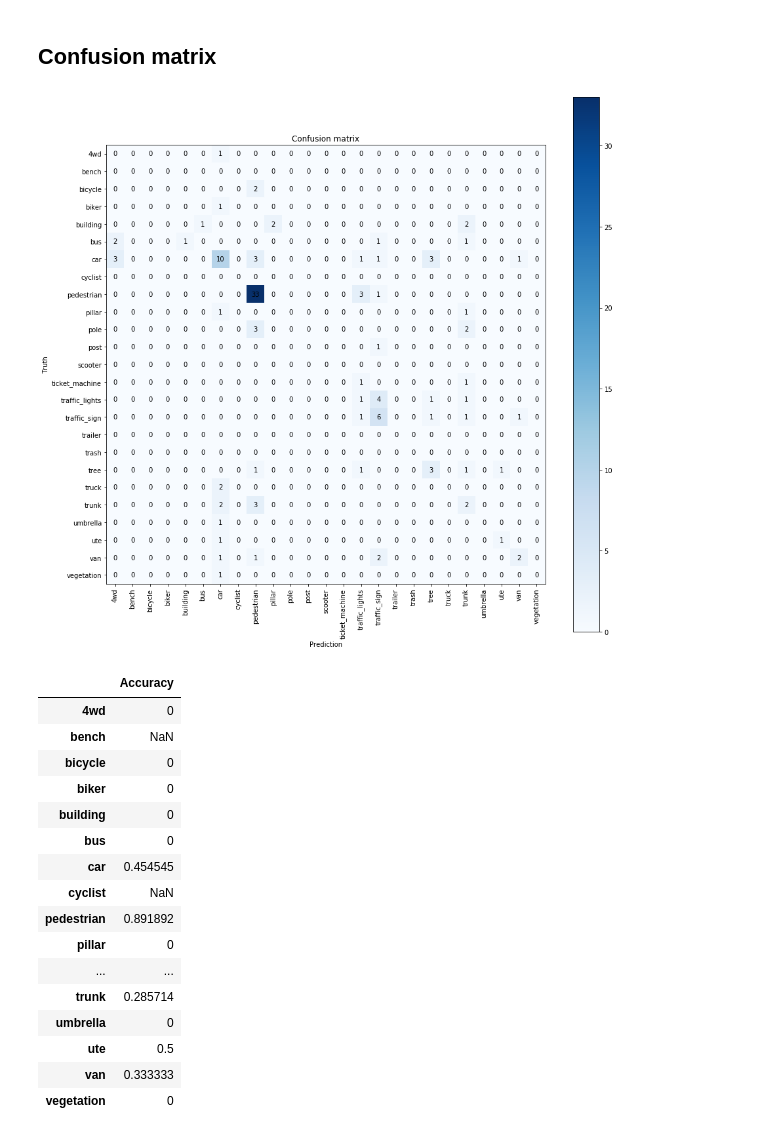
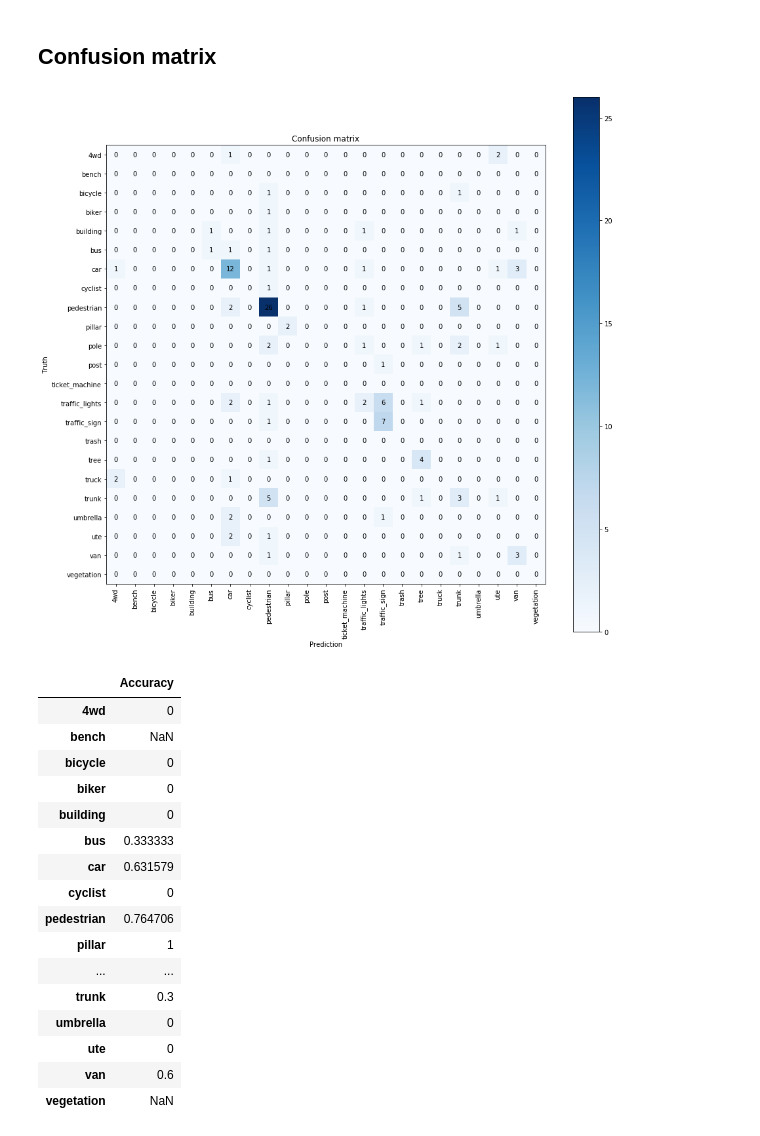
Before and after one commit to rexfwang/voxNet, a Jupyter notebook: VoxNet_notebook.ipynb, the cells around one changed output. Drawn from its saved outputs; the diff is of its cells as text; code cells hidden in the pictures.

```diff
--- a/VoxNet_notebook.ipynb
+++ b/VoxNet_notebook.ipynb
@@ -49,6 +51,7 @@ classes = ['4wd',
     'bus',
     'car',
     'cyclist',
+    'excavator',
     'pedestrian',
     'pillar',
     'pole',
@@ -621,7 +663,14 @@ for i in range(nTest):
 x_train = np.expand_dims(voxelSetTrain, axis = 4)
 x_test = np.expand_dims(voxelSetTest, axis = 4)
 
-y_train = keras.utils.to_categorical(labelTrain)
-y_test = keras.utils.to_categorical(labelTest)
+y_train = np.zeros((nTrain,nMultiClass))
+y_test = np.zeros((nTest,nMultiClass))
+
+for i in range(nTrain):
+    l = labelTrain[i]
+    y_train[i,l] = 1
+for i in range(nTest):
+    l = labelTest[i]
+    y_test[i,l] = 1
 # %% [markdown]
 ## CNN model
@@ -653,8 +681,8 @@ cnn_model.add(keras.layers.Conv3D(2, kernel_size=(3,3,3)))
 cnn_model.add(keras.layers.MaxPool3D(pool_size=(2,2,2)))
 cnn_model.add(keras.layers.Flatten())
 cnn_model.add(keras.layers.Dense(units=256,activation='relu'))
-cnn_model.add(keras.layers.Dense(units=nClass,activation='softmax'))
-cnn_model.compile(optimizer = 'adam', loss = 'categorical_crossentropy', metrics = [f1_m])
+cnn_model.add(keras.layers.Dense(units=nMultiClass,activation='softmax'))
+cnn_model.compile(optimizer = 'adam', loss = 'categorical_crossentropy', metrics=['acc'])
 cnn_model.summary()
 # %% [output]
 _________________________________________________________________
@@ -754,34 +781,34 @@ print(pd.DataFrame(history_dict))
 y_predict_prob = cnn_model.predict(x_test)
 y_predict = np.argmax(y_predict_prob,axis=1)
 # %%
-conf_matrix = confusion_matrix(labelTest, y_predict,range(nClass))
+conf_matrix = confusion_matrix(labelTest, y_predict, range(nMultiClass))
 fig, ax = plt.subplots(figsize=(15,15))
 ax.set_title('Confusion matrix')
-ax.set_yticks(range(nClass))
-ax.set_xticks(range(nClass))
+ax.set_yticks(range(nMultiClass))
+ax.set_xticks(range(nMultiClass))
 im = ax.imshow(conf_matrix, cmap=plt.cm.Blues)
 ax.figure.colorbar(im, ax=ax)
-ax.set_xticklabels(classes, rotation='vertical')
-ax.set_yticklabels(classes)
+ax.set_xticklabels(supportedClasses, rotation='vertical')
+ax.set_yticklabels(supportedClasses)
 ax.set_xlabel("Prediction")
 ax.set_ylabel("Truth")
-for i in range(nClass):
-    for j in range(nClass):
+for i in range(nMultiClass):
+    for j in range(nMultiClass):
         ax.text(j, i, conf_matrix[i, j],
                 ha="center", va="center",
                 color="black")
 # %% [output]
-[figure, old version]
+[figure, new version]
 # %%
 acc = []
-for i in range(nClass):
+for i in range(nMultiClass):
     c = conf_matrix[i,i]
     s = np.sum(conf_matrix[i,:])
     if s != 0:
         acc.append(c/s)
     else:
         acc.append('NaN')
-pd.DataFrame(acc, classes, ['Accuracy'])
+pd.DataFrame(acc, supportedClasses, ['Accuracy'])
 # %% [output]
 |  | Accuracy |
 | 4wd | 0 |
@@ -789,14 +816,14 @@ pd.DataFrame(acc, classes, ['Accuracy'])
 | bicycle | 0 |
 | biker | 0 |
 | building | 0 |
-| bus | 0 |
-| car | 0.454545 |
-| cyclist | NaN |
-| pedestrian | 0.891892 |
-| pillar | 0 |
+| bus | 0.333333 |
+| car | 0.631579 |
+| cyclist | 0 |
+| pedestrian | 0.764706 |
+| pillar | 1 |
 | ... | ... |
-| trunk | 0.285714 |
+| trunk | 0.3 |
 | umbrella | 0 |
-| ute | 0.5 |
-| van | 0.333333 |
-| vegetation | 0 |
+| ute | 0 |
+| van | 0.6 |
+| vegetation | NaN |
```
Also changed, not shown: parts of 33 cells of this notebook, 10 other files.
